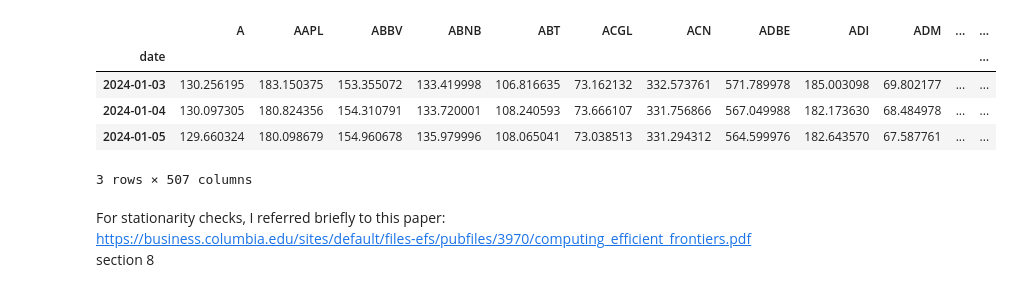
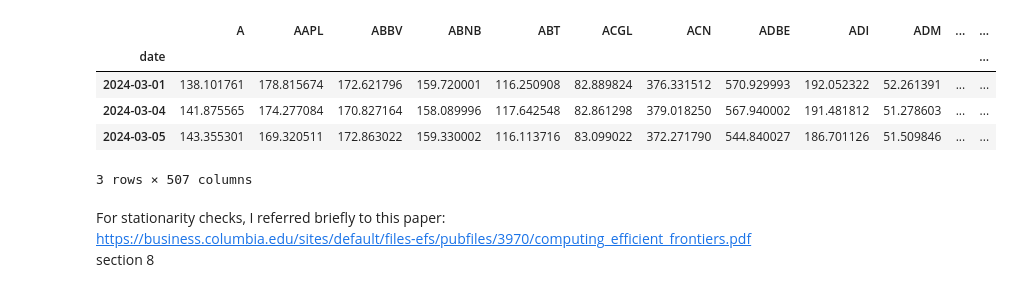
Before and after one commit to shaeanneeu/cryptoto, a Jupyter notebook: notebooks/shae_timeseries.ipynb, the cells around one changed output. Cells and saved outputs as stored; diff of their text form; code cells hidden in the pictures.

```diff
--- a/notebooks/shae_timeseries.ipynb
+++ b/notebooks/shae_timeseries.ipynb
@@ -10,27 +10,29 @@ import warnings
 # %%
 # Load S&P 500 prices
 sp500_prices = pd \
     .read_csv("../data/raw/tessa_sp500_prices.csv") \
     .drop(columns=['GEV', 'SOLV', 'SW']) \
     .iloc[: , 1:] \
     .set_index("date", inplace=False)
 
 # Load NCI prices
 nci_prices = pd \
     .read_csv("../data/raw/tessa_nci_prices.csv") \
     .iloc[: , 1:] \
     .set_index("date", inplace=False)
 
 # Left join on S&P
 data = pd.merge(sp500_prices, nci_prices, on="date", how="left")
+data = data[data.index >= "2024-03-01"]
+data = data[data.index <= "2025-02-28"]
 
 data.head(3)
 # %% [output]
 |  | A | AAPL | ABBV | ABNB | ABT | ACGL | ACN | ADBE | ADI | ADM | ... | ... |
 | date |  |  |  |  |  |  |  |  |  |  |  | ... |
-| 2024-01-03 | 130.256195 | 183.150375 | 153.355072 | 133.419998 | 106.816635 | 73.162132 | 332.573761 | 571.789978 | 185.003098 | 69.802177 | ... | ... |
-| 2024-01-04 | 130.097305 | 180.824356 | 154.310791 | 133.720001 | 108.240593 | 73.666107 | 331.756866 | 567.049988 | 182.173630 | 68.484978 | ... | ... |
-| 2024-01-05 | 129.660324 | 180.098679 | 154.960678 | 135.979996 | 108.065041 | 73.038513 | 331.294312 | 564.599976 | 182.643570 | 67.587761 | ... | ... |
+| 2024-03-01 | 138.101761 | 178.815674 | 172.621796 | 159.720001 | 116.250908 | 82.889824 | 376.331512 | 570.929993 | 192.052322 | 52.261391 | ... | ... |
+| 2024-03-04 | 141.875565 | 174.277084 | 170.827164 | 158.089996 | 117.642548 | 82.861298 | 379.018250 | 567.940002 | 191.481812 | 51.278603 | ... | ... |
+| 2024-03-05 | 143.355301 | 169.320511 | 172.863022 | 159.330002 | 116.113716 | 83.099022 | 372.271790 | 544.840027 | 186.701126 | 51.509846 | ... | ... |
 3 rows × 507 columns
 # %%
 portfolio = pd.read_csv("../data/processed/starting_portfolio.csv")
```
Also changed, not shown: parts of 7 cells of this notebook.
